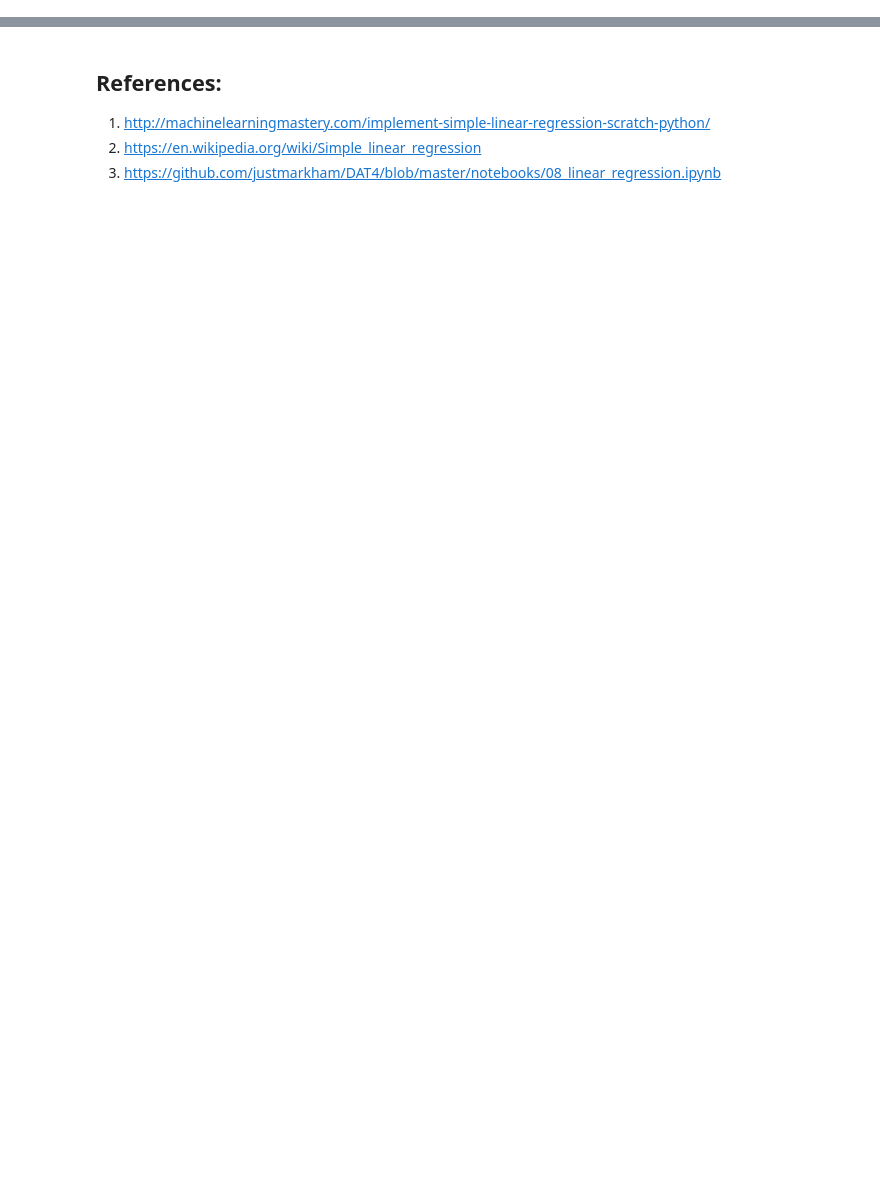
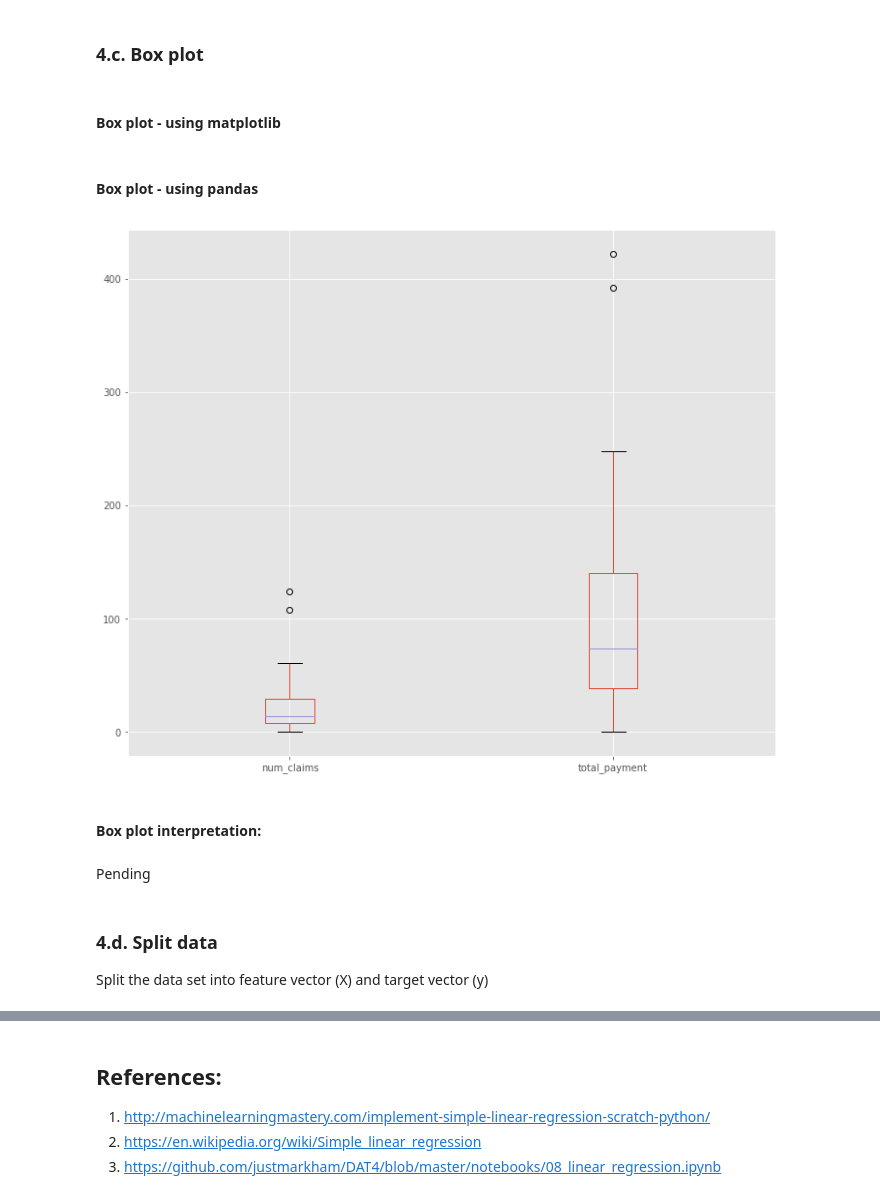
Before and after one commit to anujonthemove/Machine-Learning-Playground, a Jupyter notebook: univariate-linear-regression/Linear-Regression-closed-form-math-solution.ipynb, the cells around one changed output, grey strips where cells are left out. Cells and saved outputs as stored; diff of their text form; code cells hidden in the pictures; blank space fills up the shorter version.

```diff
--- a/univariate-linear-regression/Linear-Regression-closed-form-math-solution.ipynb
+++ b/univariate-linear-regression/Linear-Regression-closed-form-math-solution.ipynb
@@ -27,4 +27,5 @@ import pandas as pd
 import matplotlib
 import matplotlib.pyplot as plt
 %matplotlib inline
+plt.style.use('ggplot')
 # %% [markdown]
@@ -209,0 +69,4 @@ plt.show()
+# %%
+data = pd.read_csv('../datasets/regression/univariate-regression/auto-insurance-data/auto-insurance-sweden.csv', sep=','
+                 , names=['num_claims', 'total_payment'], skiprows=1)
+print(data.head())
@@ -209,0 +112,4 @@ plt.show()
+# %% [markdown]
+### 4.c. Box plot
+# %% [markdown]
+#### Box plot - using matplotlib
@@ -209,0 +128,14 @@ plt.show()
+# %% [markdown]
+#### Box plot - using pandas
+# %%
+# pd.options.display.mpl_style = 'default'
+data.boxplot(figsize=(12,10));
+# %% [output]
+[figure, added]
+# %% [markdown]
+#### Box plot interpretation:
+# %% [markdown]
+Pending
+# %% [markdown]
+### 4.d. Split data
+Split the data set into feature vector (X) and target vector (y)
```
Also changed, not shown: parts of 47 cells of this notebook.
